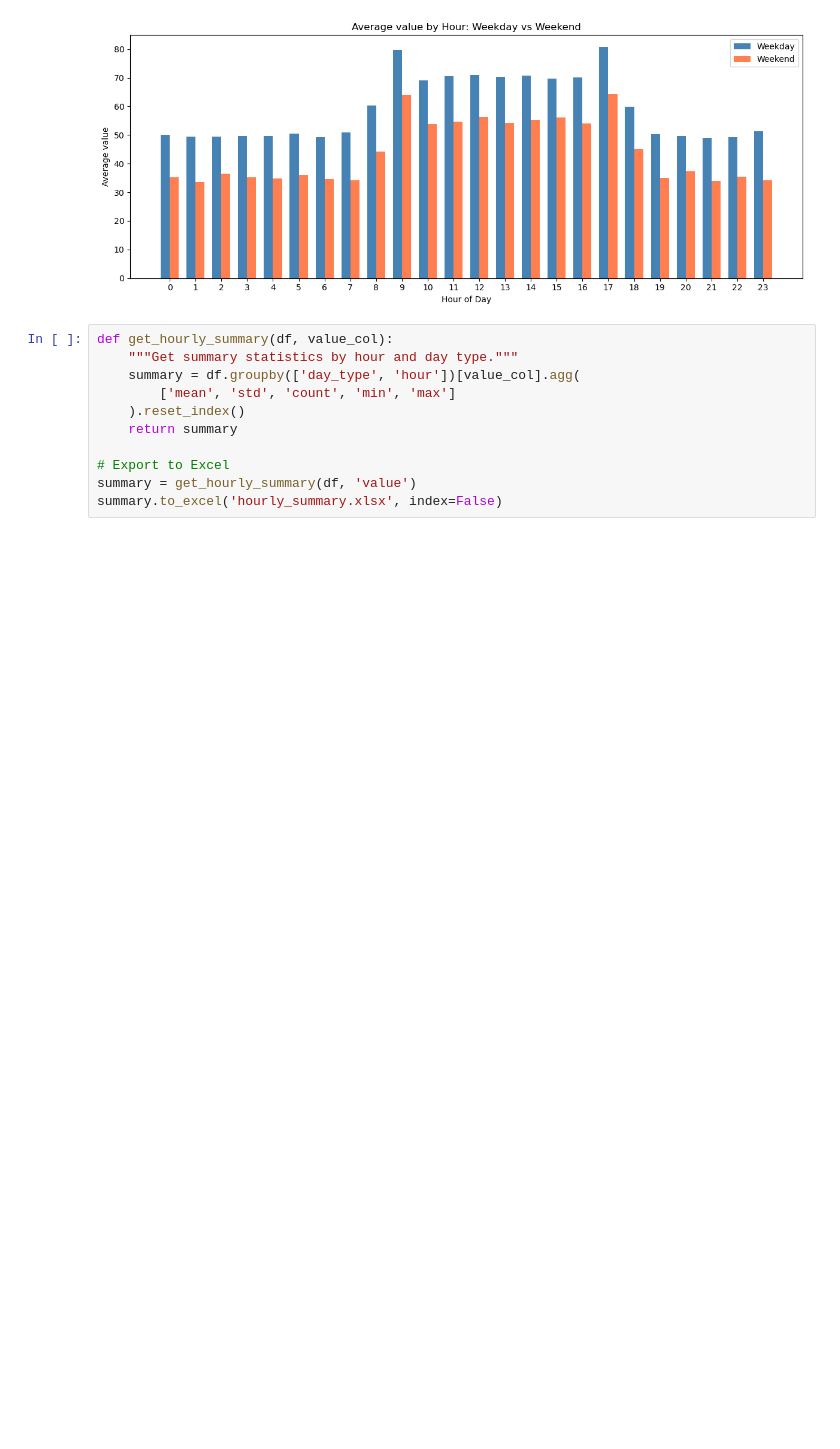
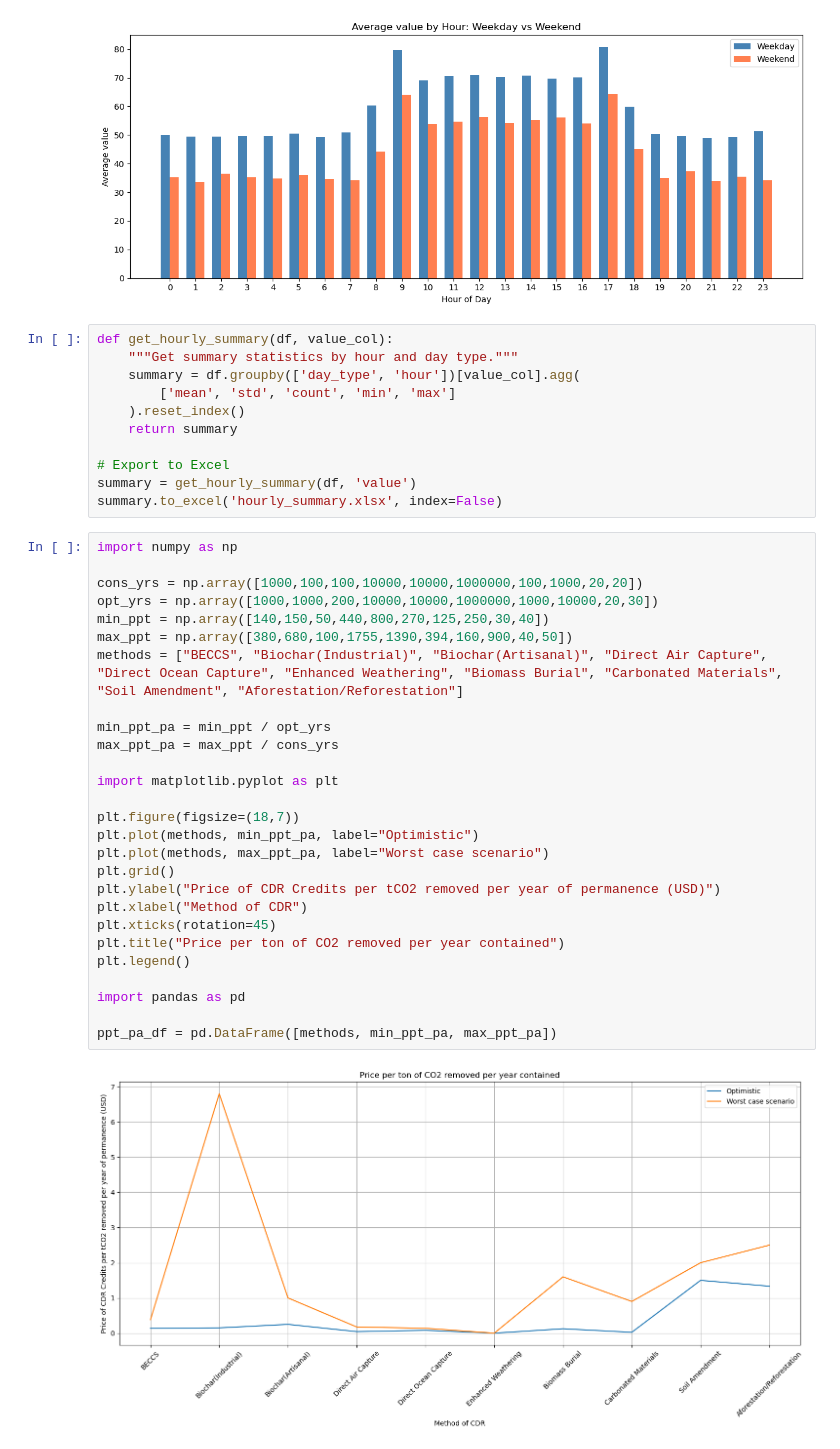
Before and after one commit to kingchalapati/Masters-Project, a Jupyter notebook: testing.ipynb, the cells around one changed output. Drawn from its saved outputs; the diff is of its cells as text; blank space fills up the shorter version.

```diff
--- a/testing.ipynb
+++ b/testing.ipynb
@@ -158,3 +158,32 @@ def get_hourly_summary(df, value_col):
 # Export to Excel
 summary = get_hourly_summary(df, 'value')
 summary.to_excel('hourly_summary.xlsx', index=False)
+# %%
+import numpy as np
+
+cons_yrs = np.array([1000,100,100,10000,10000,1000000,100,1000,20,20])
+opt_yrs = np.array([1000,1000,200,10000,10000,1000000,1000,10000,20,30])
+min_ppt = np.array([140,150,50,440,800,270,125,250,30,40])
+max_ppt = np.array([380,680,100,1755,1390,394,160,900,40,50])
+methods = ["BECCS", "Biochar(Industrial)", "Biochar(Artisanal)", "Direct Air Capture", "Direct Ocean Capture", "Enhanced Weathering", "Biomass Burial", "Carbonated Materials", "Soil Amendment", "Aforestation/Reforestation"]
+
+min_ppt_pa = min_ppt / opt_yrs
+max_ppt_pa = max_ppt / cons_yrs
+
+import matplotlib.pyplot as plt
+
+plt.figure(figsize=(18,7))
+plt.plot(methods, min_ppt_pa, label="Optimistic")
+plt.plot(methods, max_ppt_pa, label="Worst case scenario")
+plt.grid()
+plt.ylabel("Price of CDR Credits per tCO2 removed per year of permanence (USD)")
+plt.xlabel("Method of CDR")
+plt.xticks(rotation=45)
+plt.title("Price per ton of CO2 removed per year contained")
+plt.legend()
+
+import pandas as pd
+
+ppt_pa_df = pd.DataFrame([methods, min_ppt_pa, max_ppt_pa])
+# %% [output]
+[figure, added]
```
Also changed, not shown: parts of 1 cell of this notebook, 21 other files.
